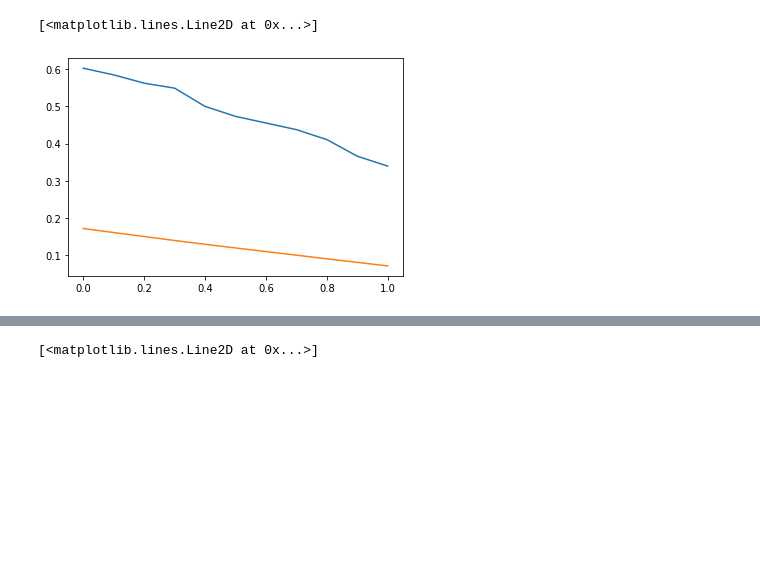
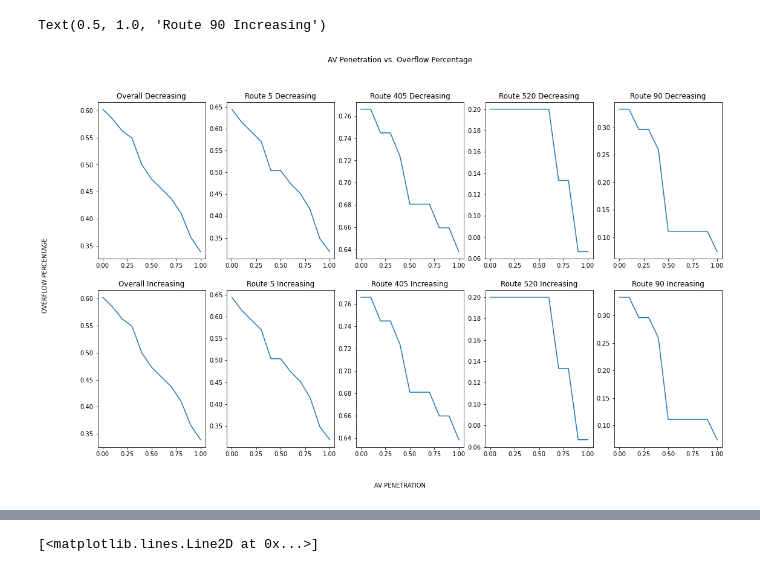
Before and after one commit to tliggett/sound_traffic, a Jupyter notebook: 3_regression_comparison.ipynb, the cells around one changed output, grey strips where cells are left out. Drawn from its saved outputs; the diff is of its cells as text; code cells hidden in the pictures; blank space fills up the shorter version.

```diff
--- a/3_regression_comparison.ipynb
+++ b/3_regression_comparison.ipynb
@@ -11,6 +27,52 @@ lane_data = pd.read_csv("data/lane_data.csv")
-# %%
-plt.plot(overflow_rates['av_penetration'], overflow_rates['overflow_perc_decr'])
-plt.plot(overflow_rates['av_penetration'], overflow_rates['overflow_sum_perc_decr'])
-# %% [output]
-[<matplotlib.lines.Line2D at 0x...>]
-[figure, removed]
+# %%
+'''
+plt.plot(overflow_rates['av_penetration'], overflow_rates['overflow_perc_decr'])
+plt.plot(overflow_rates['av_penetration'], overflow_rates['overflow_sum_perc_decr'])
+plt.show()
+'''
+
+fig, ((a1,b1,c1,d1,e1),(a2,b2,c2,d2,e2)) = plt.subplots(2,5)
+
+# fig.tight_layout()
+fig.set_size_inches(18.5, 10.5)
+fig.suptitle('AV Penetration vs. Overflow Percentage')
+fig.text(0.5, 0.04, 'AV PENETRATION', ha='center', va='center')
+fig.text(0.06, 0.5, 'OVERFLOW PERCENTAGE', ha='center', va='center', rotation='vertical')
+
+
+a1.plot(overflow_rates['av_penetration'], overflow_rates['overflow_perc_decr'])
+a1.set_title('Overall Decreasing')
+
+b1.plot(overflow_rates['av_penetration'], overflow_rates['overflow_5_decr'])
+b1.set_title('Route 5 Decreasing')
+
+c1.plot(overflow_rates['av_penetration'], overflow_rates['overflow_405_decr'])
+c1.set_title('Route 405 Decreasing')
+
+d1.plot(overflow_rates['av_penetration'], overflow_rates['overflow_520_decr'])
+d1.set_title('Route 520 Decreasing')
+
+
+e1.plot(overflow_rates['av_penetration'], overflow_rates['overflow_90_decr'])
+e1.set_title('Route 90 Decreasing')
+
+
+
+a2.plot(overflow_rates['av_penetration'], overflow_rates['overflow_perc_incr'])
+a2.set_title('Overall Increasing')
+
+b2.plot(overflow_rates['av_penetration'], overflow_rates['overflow_5_incr'])
+b2.set_title('Route 5 Increasing')
+
+c2.plot(overflow_rates['av_penetration'], overflow_rates['overflow_405_incr'])
+c2.set_title('Route 405 Increasing')
+
+d2.plot(overflow_rates['av_penetration'], overflow_rates['overflow_520_incr'])
+d2.set_title('Route 520 Increasing')
+
+
+e2.plot(overflow_rates['av_penetration'], overflow_rates['overflow_90_incr'])
+e2.set_title('Route 90 Increasing')
+# %% [output]
+Text(0.5, 1.0, 'Route 90 Increasing')
+[figure, added]
```
Also changed, not shown: parts of 12 cells of this notebook, 18 other files.
